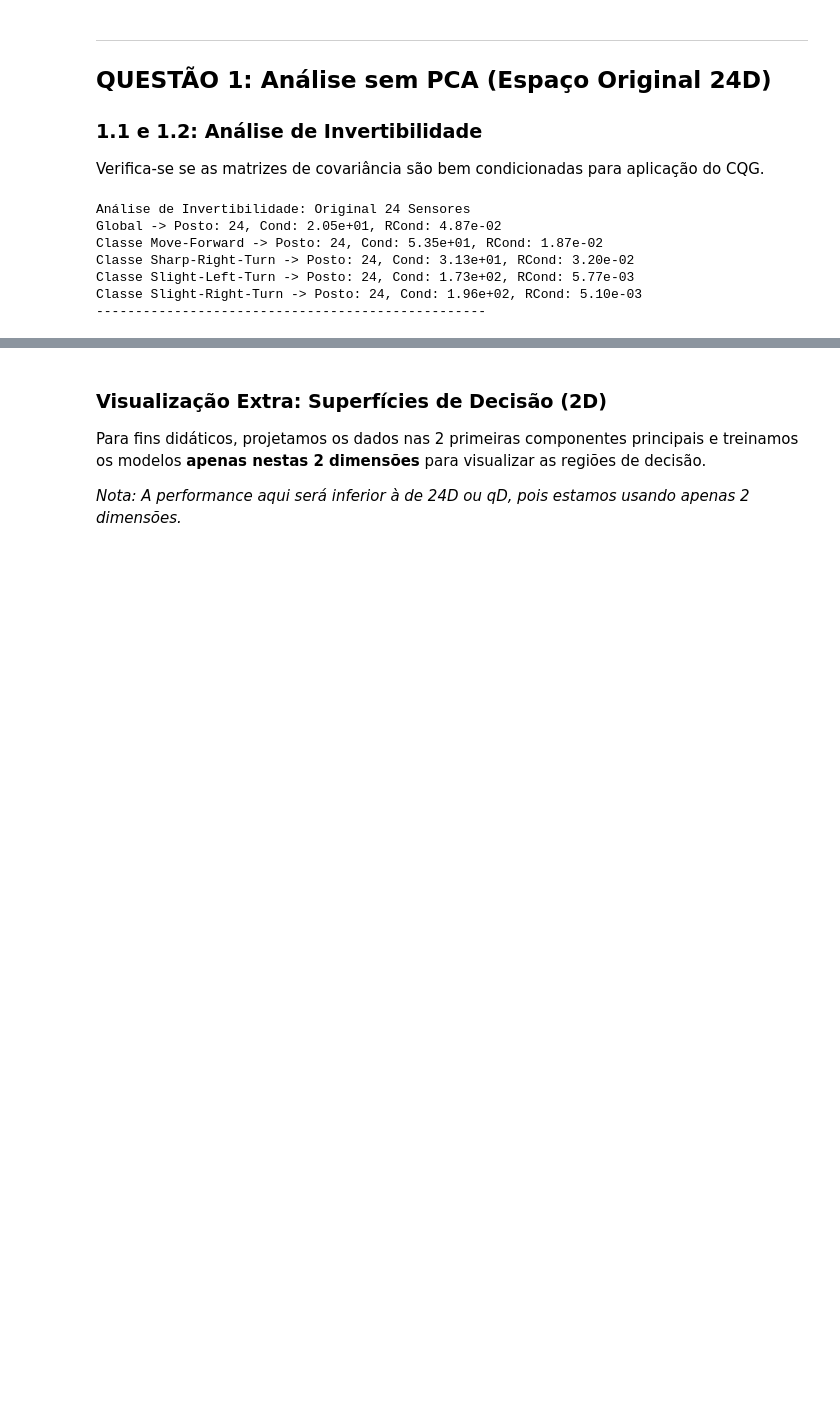
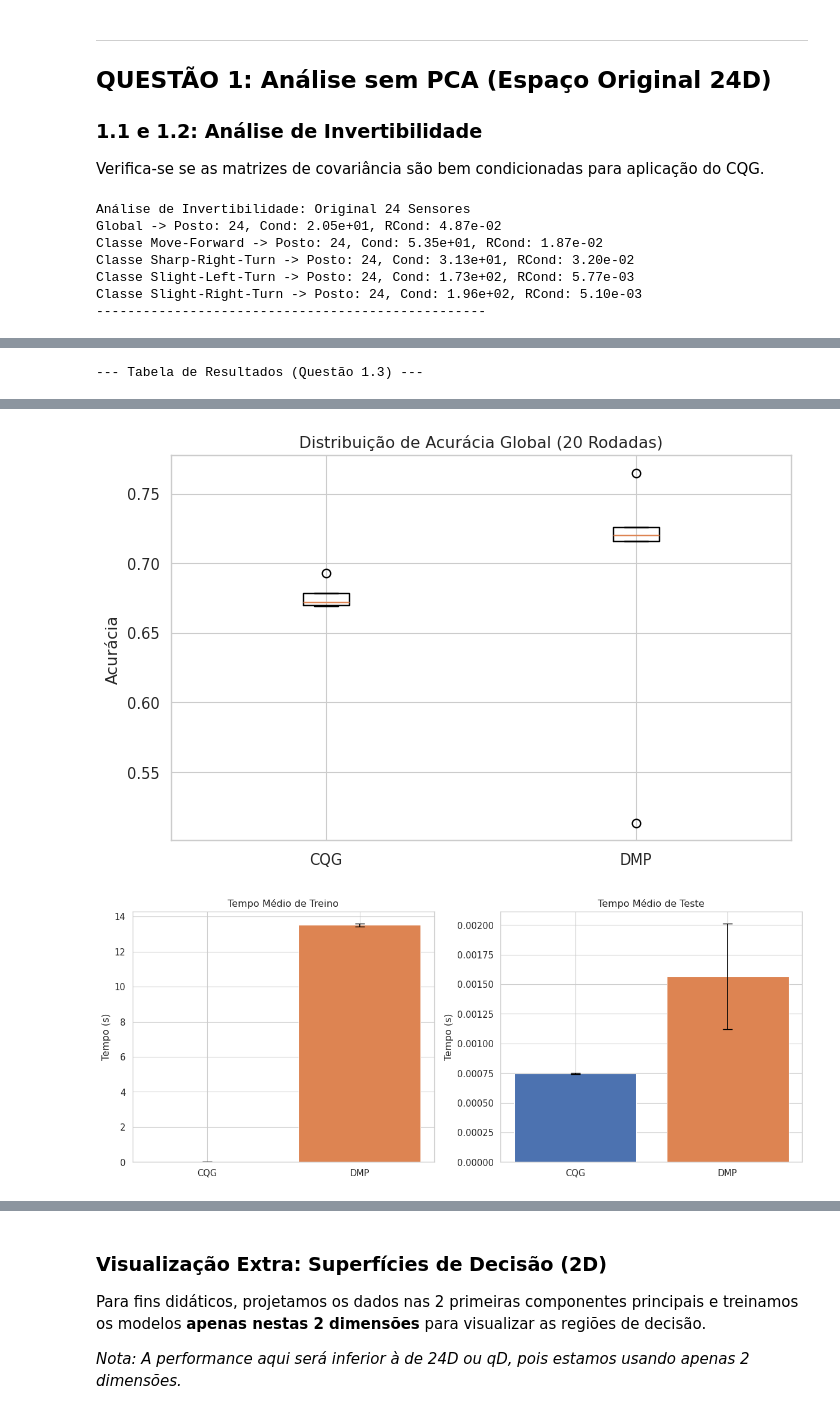
Before and after one commit to LucasJLBraz/Trabalhos_Rec_Padroes, a Jupyter notebook: notebooks/Trabalho Computacional 3/trabalho3_experimentos.ipynb, the cells around one changed output, grey strips where cells are left out. Drawn from its saved outputs; the diff is of its cells as text; code cells hidden in the pictures; blank space fills up the shorter version.

```diff
--- a/notebooks/Trabalho Computacional 3/trabalho3_experimentos.ipynb
+++ b/notebooks/Trabalho Computacional 3/trabalho3_experimentos.ipynb
@@ -95,5 +158,5 @@ Classes: ['Move-Forward' 'Sharp-Right-Turn' 'Slight-Left-Turn' 'Slight-Right-Tur
 # %%
-def executar_experimento_monte_carlo(X, y, classificador_class, params={}, n_runs=20, test_size=0.3):
+def executar_experimento_monte_carlo(X, y, classificador_class, params={}, n_runs=20, test_size=0.3, q_pca=None):
     """
     Executa N rodadas de treino e teste e coleta métricas globais e por classe.
     """
@@ -107,6 +170,16 @@ def executar_experimento_monte_carlo(X, y, classificador_class, params={}, n_run
     for i in range(n_runs):
         # Divisão aleatória
         X_train, X_test, y_train, y_test = train_test_split(X, y, test_size=test_size, random_state=i)
+
+        scaler = StandardScaler()
+        X_train = scaler.fit_transform(X_train)
+        X_test = scaler.transform(X_test)
+
+        if q_pca is not None:
+            pca = PCA(n_componentes=q_pca)
+            pca.fit(X_train)
+            X_train = pca.transform(X_train)
+            X_test = pca.transform(X_test)
 
         # Instanciação e Treino
         clf = classificador_class(**params)
@@ -139,7 +212,9 @@ def executar_experimento_monte_carlo(X, y, classificador_class, params={}, n_run
         'Global_Mean': np.mean(global_accuracies),
         'Global_Std': np.std(global_accuracies),
         'Time_Train_Mean': np.mean(times_train),
-        'Time_Test_Mean': np.mean(times_test)
+        'Time_Train_STD': np.std(times_train),
+        'Time_Test_Mean': np.mean(times_test),
+        'Time_Test_STD': np.std(times_test)
     }
 
     # Adiciona média e desvio por classe
@@ -301,0 +323,61 @@ Componentes necessários para 99% de variância: q = 24
+# %%
+# Consolidação
+df_q1 = pd.DataFrame([res_cqg, res_dmp])
+
+print("\n--- Tabela de Resultados (Questão 1.3) ---")
+tabela_q1 = formatar_tabela_latex(df_q1, classes_nomes)
+display(tabela_q1)
+
+# Boxplot para comparação visual da estabilidade
+# (evita usar o parâmetro 'labels', que pode não existir dependendo da versão do Matplotlib)
+plt.figure(figsize=(8, 5))
+plt.boxplot([acc_cqg, acc_dmp])
+plt.xticks([1, 2], ['CQG', 'DMP'])
+plt.title("Distribuição de Acurácia Global (20 Rodadas)")
+plt.ylabel("Acurácia")
+plt.grid(True)
+plt.show()
+
+# Comparação do Tempo de Treino e Teste (com barras de erro = desvio padrão)
+# Obs.: para ter std diferente de 0, o dicionário de resultados precisa conter
+# 'Time_Train_Std' e 'Time_Test_Std' (fallback para 0 caso não existam).
+plt.figure(figsize=(12, 5))
+
+train_means = [res_cqg['Time_Train_Mean'], res_dmp['Time_Train_Mean']]
+test_means  = [res_cqg['Time_Test_Mean'],  res_dmp['Time_Test_Mean']]
+
+train_stds = [res_cqg.get('Time_Train_STD', 0.0), res_dmp.get('Time_Train_STD', 0.0)]
+test_stds  = [res_cqg.get('Time_Test_STD', 0.0),  res_dmp.get('Time_Test_STD', 0.0)]
+
+plt.subplot(1, 2, 1)
+plt.bar(
+    ['CQG', 'DMP'],
+    train_means,
+    yerr=train_stds,
+    capsize=6,
+    color=['C0', 'C1'],
+    ecolor='black',
+    linewidth=0.8
+)
+plt.title("Tempo Médio de Treino")
+plt.ylabel("Tempo (s)")
+plt.grid(True, axis='y')
+
+plt.subplot(1, 2, 2)
+plt.bar(
+    ['CQG', 'DMP'],
+    test_means,
+    yerr=test_stds,
+    capsize=6,
+    color=['C0', 'C1'],
+    ecolor='black',
+    linewidth=0.8
+)
+plt.title("Tempo Médio de Teste")
+plt.ylabel("Tempo (s)")
+plt.grid(True, axis='y')
+
+plt.tight_layout()
+plt.show()
+# %% [output]
+--- Tabela de Resultados (Questão 1.3) ---
@@ -301,0 +387,2 @@ Componentes necessários para 99% de variância: q = 24
+[figure, added]
+[figure, added]
```
Also changed, not shown: parts of 22 cells of this notebook, 2 other files.
